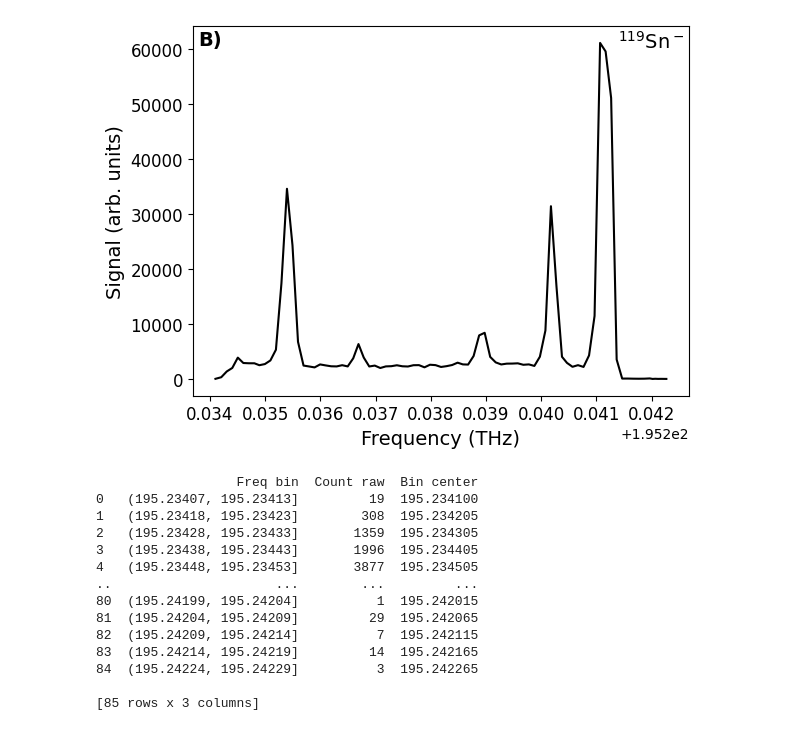
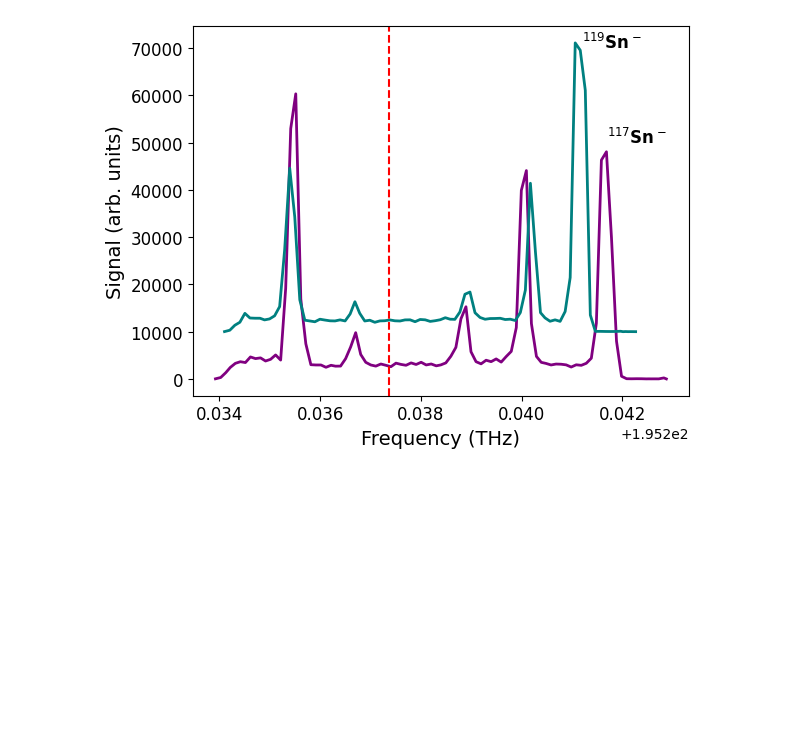
Before and after one commit to mirhex-toldex/desiree_analysis, a Jupyter notebook: odds.ipynb, the cells around one changed output. Cells and saved outputs as stored; diff of their text form; code cells hidden in the pictures; blank space fills up the shorter version.

Commit message:
comparing odd isotopes raw data no fit

```diff
--- a/odds.ipynb
+++ b/odds.ipynb
@@ -58,39 +58,41 @@ def process_data(df):
 # %%
 folder_path = '/Users/xnimir/Desktop/Sn exp 2024/data/odds/'
 file = '20241022_2251_Sn_119_.48to.535_0.0003nms.tdms'
+file2 = '20241023_2221_Sn-117_.485to.540_0.0003nms.tdms'
 channel = 1
 
-raw_data = read_tdms(folder_path, file, channel)
-data_df = create_df(raw_data)
-doppler_df = doppler_shift_calc(data_df, 119)
-binned_df = process_data(doppler_df)
+raw_data_119 = read_tdms(folder_path, file, channel)
+data_df_119 = create_df(raw_data_119)
+doppler_df_119 = doppler_shift_calc(data_df_119, 119)
+binned_df_119 = process_data(doppler_df_119)
+
+raw_data_117 = read_tdms(folder_path, file2, channel)
+data_df_117 = create_df(raw_data_117)
+doppler_df_117 = doppler_shift_calc(data_df_117, 117)
+binned_df_117 = process_data(doppler_df_117)
 
 plt.xlabel('Frequency (THz)', fontsize=14)
 plt.ylabel('Signal (arb. units)', fontsize=14)
 plt.xticks(fontsize=12)
 plt.yticks(fontsize=12)
 
-plt.plot(binned_df['Bin center'], binned_df['Count raw'], color='black')
-plt.text(0.01, 0.99, 'B)', transform=plt.gca().transAxes,
-         fontsize=14, fontweight='bold', va='top', ha='left')
-plt.text(0.99, 0.99, '$^{119}$Sn$^-$', transform=plt.gca().transAxes,
-         fontsize=14, va='top', ha='right')
-# plt.savefig(f"{file}.pdf", format="pdf", dpi=300, bbox_inches="tight")
+offset = 10000
+plt.plot(binned_df_117['Bin center'], binned_df_117['Count raw'], label='Sn117', color='purple',
+         linewidth = 2)#, marker = 'o', markerfacecolor='none')
+plt.plot(binned_df_119['Bin center'], binned_df_119['Count raw']+offset, label='Sn119', color='teal',
+         linewidth = 2)#, marker = 'o', markerfacecolor='none')
+plt.axvline(195.23737, linestyle='--', color='red', label='Reference (120Sn)')
+
+# plt.text(0.01, 0.99, 'B)', transform=plt.gca().transAxes,
+#          fontsize=14, fontweight='bold', va='top', ha='left')
+# plt.text(0.99, 0.99, '$^{119}$Sn$^-$', transform=plt.gca().transAxes,
+#          fontsize=14, va='top', ha='right')
+
+
+# plt.legend(loc='upper left', fontsize = 12, frameon=False)
+plt.annotate('$^{117}$Sn$^-$', xy = (195.2417, 50000), fontsize=12, fontweight='bold')
+plt.annotate('$^{119}$Sn$^-$', xy = (195.2412, 70000), fontsize=12, fontweight='bold')
+# plt.savefig("odds.pdf", format="pdf", dpi=300, bbox_inches="tight")
 plt.show()
-print(binned_df)
 # %% [output]
-[figure, old version]
+[figure, new version]
-                  Freq bin  Count raw  Bin center
-0   (195.23407, 195.23413]         19  195.234100
-1   (195.23418, 195.23423]        308  195.234205
-2   (195.23428, 195.23433]       1359  195.234305
-3   (195.23438, 195.23443]       1996  195.234405
-4   (195.23448, 195.23453]       3877  195.234505
-..                     ...        ...         ...
-80  (195.24199, 195.24204]          1  195.242015
-81  (195.24204, 195.24209]         29  195.242065
-82  (195.24209, 195.24214]          7  195.242115
-83  (195.24214, 195.24219]         14  195.242165
-84  (195.24224, 195.24229]          3  195.242265
-
-[85 rows x 3 columns]
```
